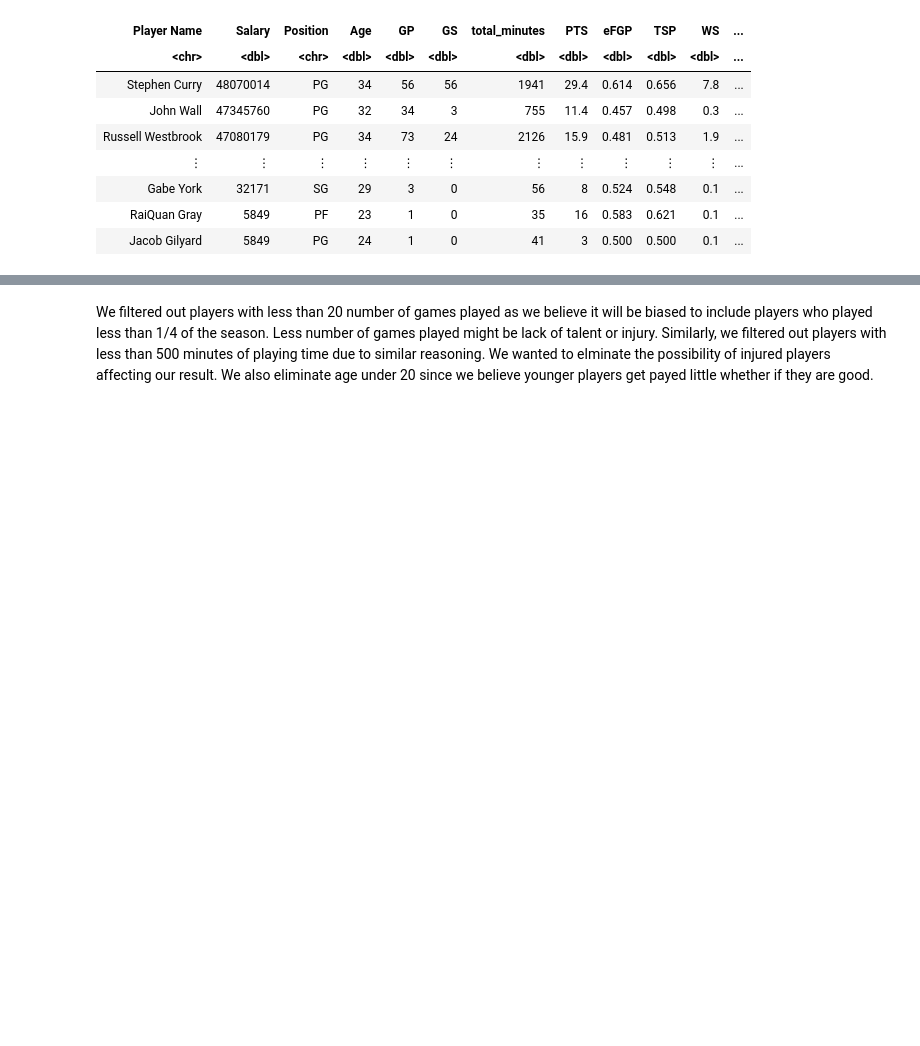
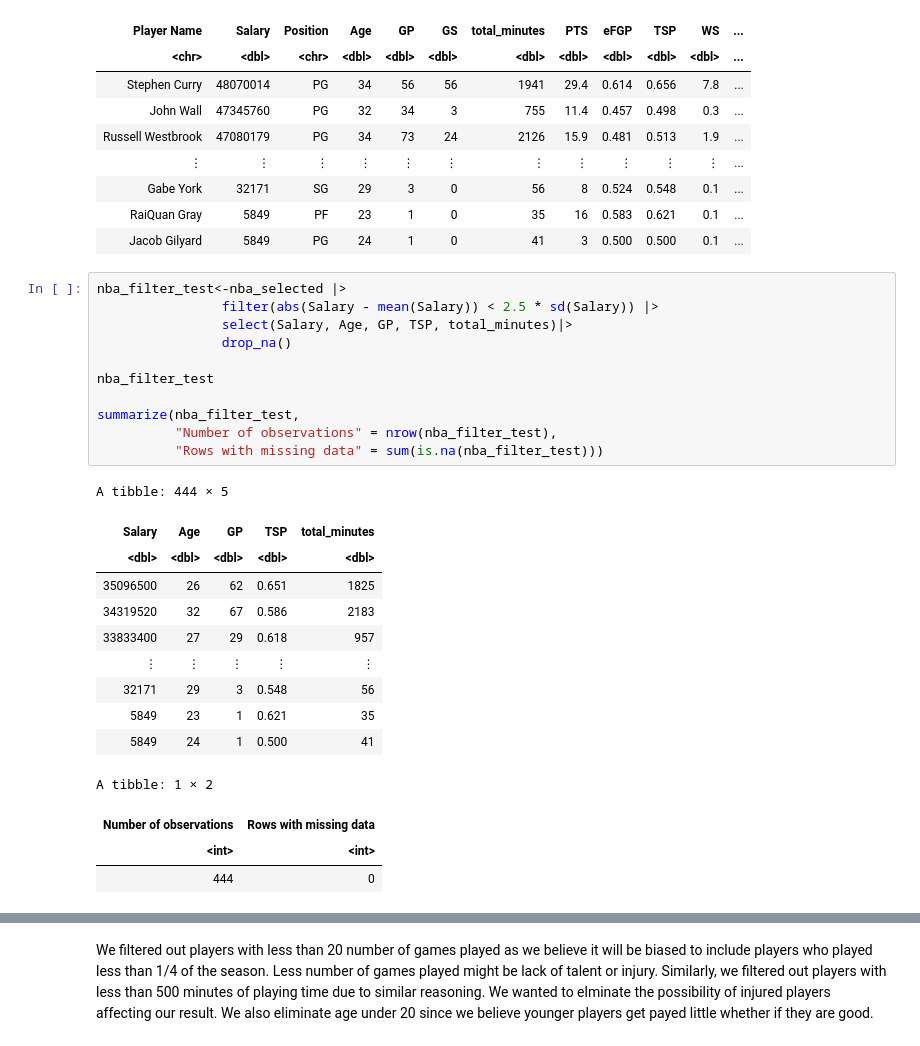
Before and after one commit to Kotaro16/DSCI_100_Group_Project, a Jupyter notebook: nba_22_23_proposal.ipynb, the cells around one changed output, grey strips where cells are left out. Cells and saved outputs as stored; diff of their text form; blank space fills up the shorter version.

```diff
--- a/nba_22_23_proposal.ipynb
+++ b/nba_22_23_proposal.ipynb
@@ -88,3 +88,29 @@ A tibble: 467 × 12
 | Gabe York | 32171 | SG | 29 | 3 | 0 | 56 | 8 | 0.524 | 0.548 | 0.1 | ... |
 | RaiQuan Gray | 5849 | PF | 23 | 1 | 0 | 35 | 16 | 0.583 | 0.621 | 0.1 | ... |
 | Jacob Gilyard | 5849 | PG | 24 | 1 | 0 | 41 | 3 | 0.500 | 0.500 | 0.1 | ... |
+# %%
+nba_filter_test<-nba_selected |>
+                filter(abs(Salary - mean(Salary)) < 2.5 * sd(Salary)) |>
+                select(Salary, Age, GP, TSP, total_minutes)|>
+                drop_na()
+
+nba_filter_test
+
+summarize(nba_filter_test,
+          "Number of observations" = nrow(nba_filter_test),
+          "Rows with missing data" = sum(is.na(nba_filter_test)))
+# %% [output]
+A tibble: 444 × 5
+| Salary | Age | GP | TSP | total_minutes |
+| <dbl> | <dbl> | <dbl> | <dbl> | <dbl> |
+| 35096500 | 26 | 62 | 0.651 | 1825 |
+| 34319520 | 32 | 67 | 0.586 | 2183 |
+| 33833400 | 27 | 29 | 0.618 | 957 |
+| ⋮ | ⋮ | ⋮ | ⋮ | ⋮ |
+| 32171 | 29 | 3 | 0.548 | 56 |
+| 5849 | 23 | 1 | 0.621 | 35 |
+| 5849 | 24 | 1 | 0.500 | 41 |
+A tibble: 1 × 2
+| Number of observations | Rows with missing data |
+| <int> | <int> |
+| 444 | 0 |
```
Also changed, not shown: parts of 2 cells of this notebook.
